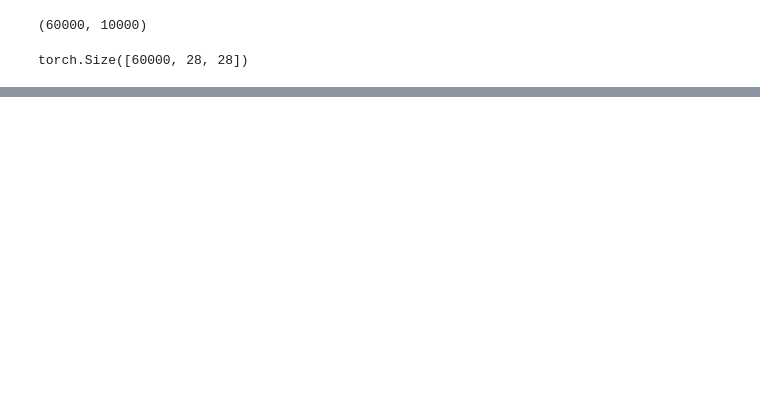
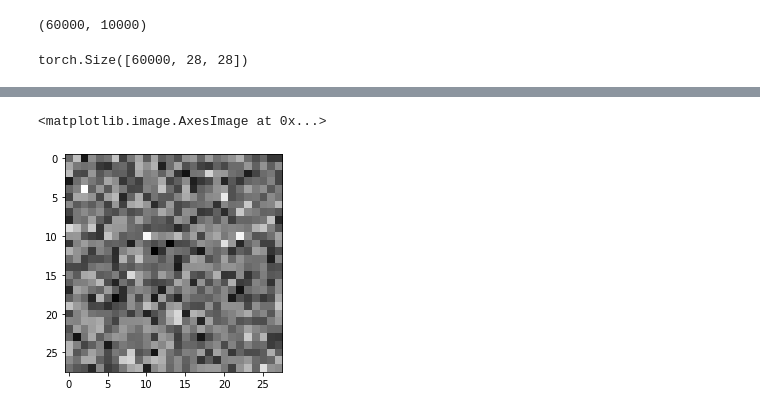
Before and after one commit to amareyah/MaxinAI_Education, a Jupyter notebook: lecture_13_unsupervised_ml_my_imple.ipynb, the cells around one changed output, grey strips where cells are left out. Cells and saved outputs as stored; diff of their text form; code cells hidden in the pictures; blank space fills up the shorter version.

```diff
--- a/lecture_13_unsupervised_ml_my_imple.ipynb
+++ b/lecture_13_unsupervised_ml_my_imple.ipynb
@@ -81,0 +88,15 @@ class Decoder(nn.Module):
+# %%
+class AutoEncoder(nn.Module):
+    def __init__(self, inp_size: Tuple[int,int], hidden_size: int, out_size: int):
+        super().__init__()
+
+        self.enc = Encoder(inp_size, hidden_size, out_size)
+        self.dec = Decoder(out_size, hidden_size, inp_size)
+
+    def forward(self, x):
+        out = self.enc(x)
+        out = self.dec(out)
+
+        return out
+# %%
+ae = AutoEncoder(inp_size=(28,28),hidden_size=512,out_size=20)
@@ -81,0 +109,2 @@ class Decoder(nn.Module):
+# %%
+out = ae(x)
@@ -81,0 +120,5 @@ class Decoder(nn.Module):
+# %%
+plt.imshow(out[0][0].detach().numpy(),cmap='gray')
+# %% [output]
+<matplotlib.image.AxesImage at 0x...>
+[figure, added]
```
Also changed, not shown: parts of 18 cells of this notebook.
